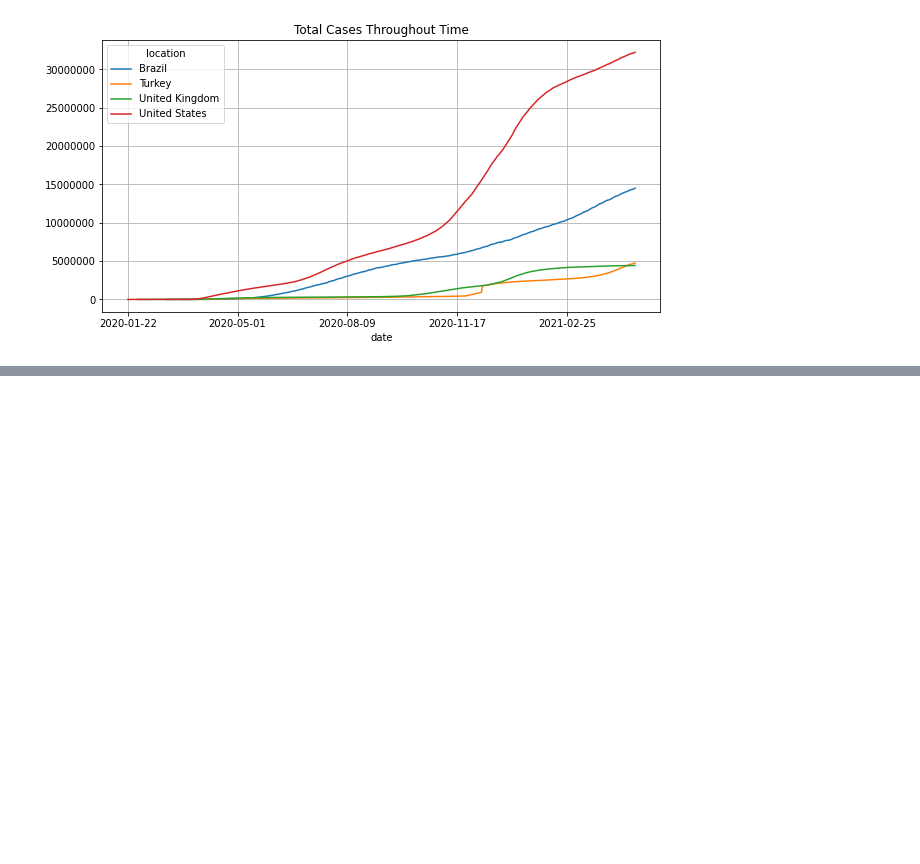
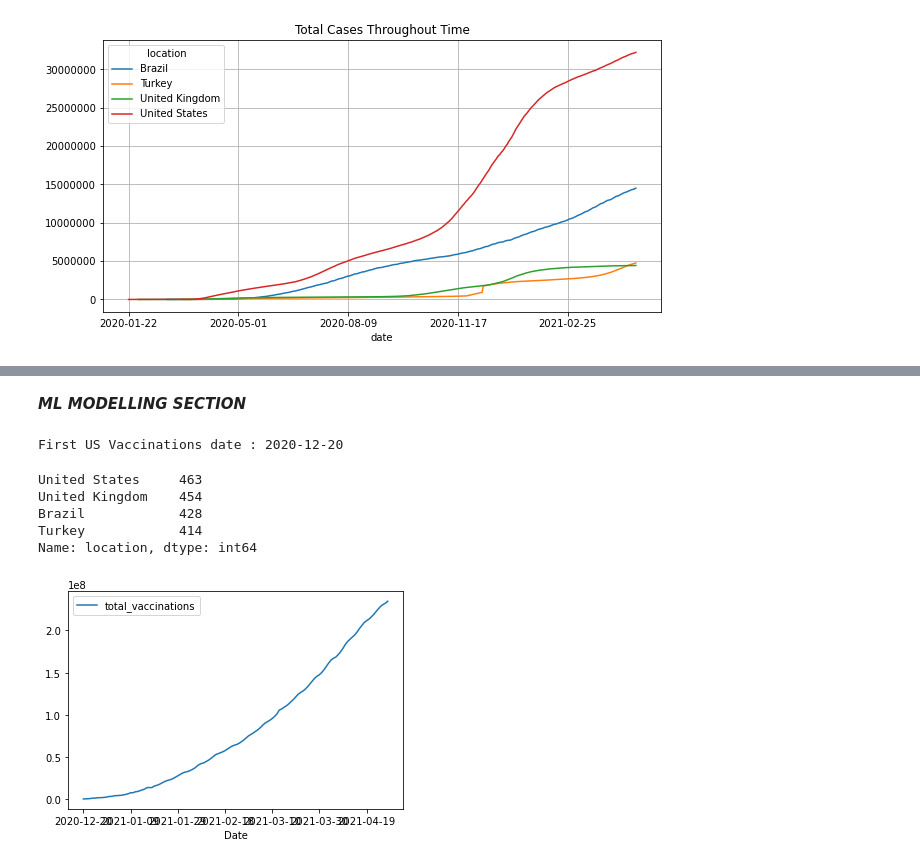
Before and after one commit to patrickamadeus/covid, a Jupyter notebook: covid.ipynb, the cells around one changed output, grey strips where cells are left out. Drawn from its saved outputs; the diff is of its cells as text; code cells hidden in the pictures; blank space fills up the shorter version.

Commit message:
adding scratch of linear regression model

```diff
--- a/covid.ipynb
+++ b/covid.ipynb
@@ -210,3 +213,25 @@ Dari ketiga grafik tersebut , kita dapat melihat pada sumbu-x bahwa time line ya
 Dapat dilihat bahwa prosedur vaksinasi mulai pesat dilakukan sekitar pertengahan 17 November 2020 dan 25 Februari 2021 , atau dapat kita sebut akhir Desember. Hal ini berlaku untuk ke-4 negara tinjauan walau dengan volume yang berbeda (US lebih tinggi) <br/><br/>
 Apabila kita tinjau grafik ke-2 yakni grafik **NEW CASES THROUGHOUT TIMES** , dapat dilihat bahwa kasus baru menurun semenjak bertambahnya volume vaksinasi untuk 3 negara yakni US,UK, dan Turkey. Namun, hal ini tidak berlaku untuk Brazil dimana program vaksinasi tampaknya tidak memengaruhi laju pertambahan rata-rata kasus baru ke depannya. Hal ini didukung dengan fakta pada grafik ke-3 yakni grafik **TOTAL CASES THROUGHUT TIMES** dimana ke-3 negara selain Brazil cenderung melandai untuk pertambahan total kasus infeksi Covid. Di lain sisi, Brazil cenderung menunjukkan linearitas dari pertambahan kasusnya.<br/> <br/>
 Kesimpulannya adalah program vaksinasi di US, UK , dan Turkey berhasil dan cenderung menekan laju penyebaran Covid, tetapi tidak untuk Brazil sehingga diperlukan adanya peninjauan ulang.
+# %% [markdown]
+***ML MODELLING SECTION***
+# %%
+#LINEAR REGRESSION MODEL FOR TOTAL CASES SECTION
+print("First US Vaccinations date :",usDate)
+# %% [output]
+First US Vaccinations date : 2020-12-20
+# %%
+listCountry.location.value_counts()
+# %% [output]
+United States     463
+United Kingdom    454
+Brazil            428
+Turkey            414
+Name: location, dtype: int64
+# %%
+listCountry.loc[(listCountry.location=="United States") & (listCountry.date >= usDate)].plot(x="date" , y="total_vaccinations")
+# plt.xticks(['2020-12-20' , '2021-1-20' , '2021-2-20','2021-3-20'])
+plt.xlabel("Date")
+plt.show()
+# %% [output]
+[figure, added]
```
Also changed, not shown: parts of 7 cells of this notebook.
